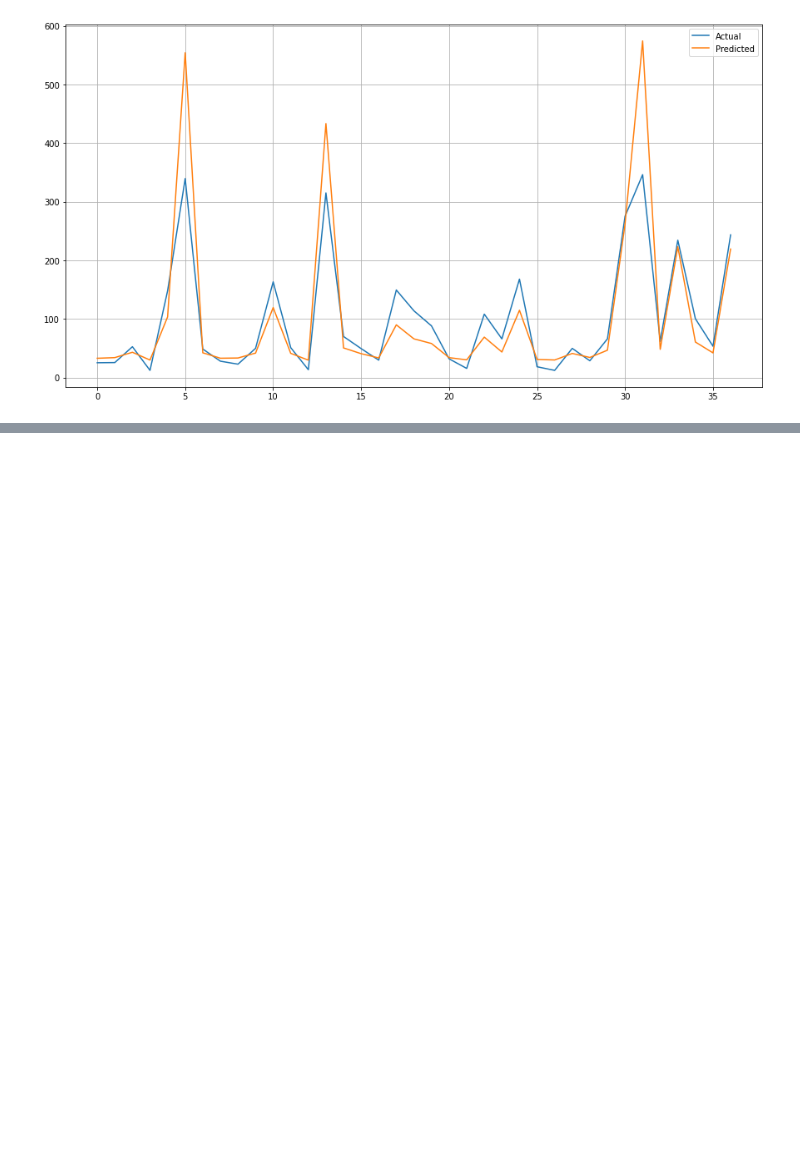
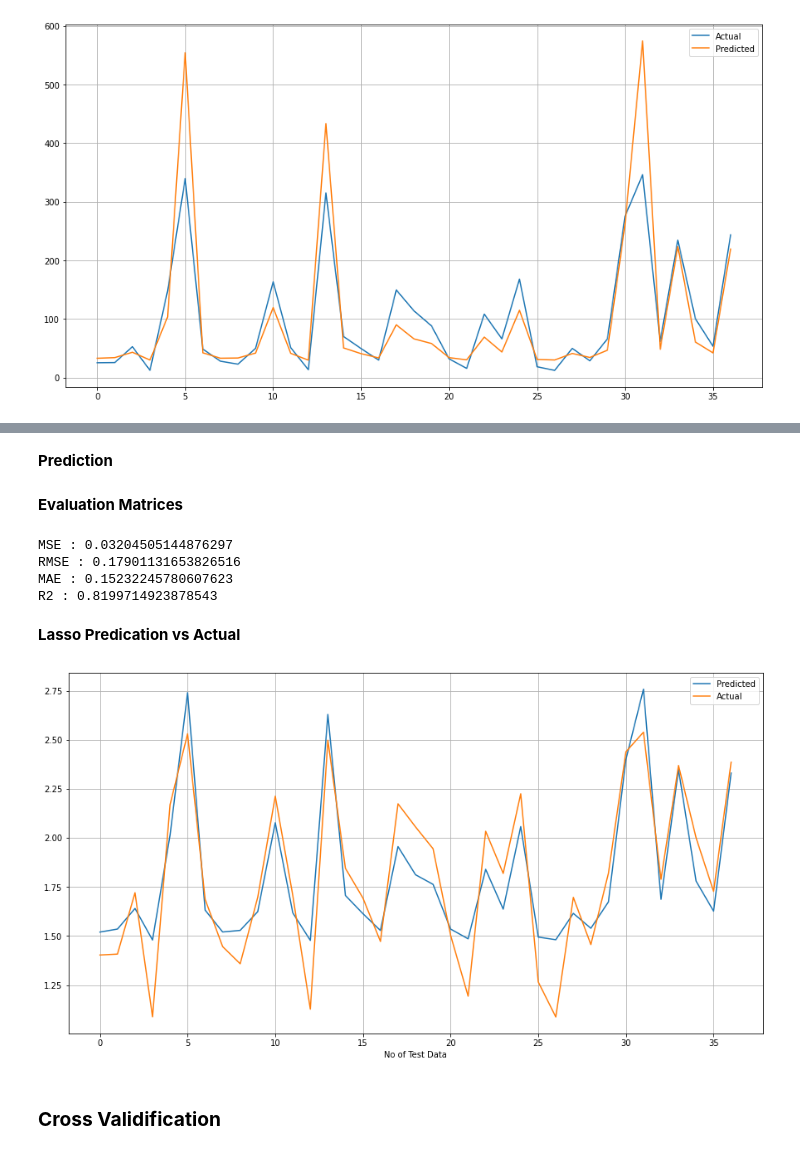
Before and after one commit to Avinash-Saudagar/Yes-Bank-Stock-Price-Prediction, a Jupyter notebook: Yes_bank_Stock_Price_Prediction.ipynb, the cells around one changed output, grey strips where cells are left out. Cells and saved outputs as stored; diff of their text form; code cells hidden in the pictures; blank space fills up the shorter version.

Commit message:
Lasso Regression Implementation

```diff
--- a/Yes_bank_Stock_Price_Prediction.ipynb
+++ b/Yes_bank_Stock_Price_Prediction.ipynb
@@ -358,0 +361,4 @@ plt.show()
+# %%
+from sklearn.linear_model import Lasso
+lasso = Lasso(alpha=0.005,max_iter=3000)
+lasso_model = lasso.fit(X_train,y_train)
@@ -358,0 +369,31 @@ plt.show()
+# %% [markdown]
+**Prediction**
+# %%
+y_lasso_pred = lasso.predict(X_test)
+# %% [markdown]
+**Evaluation Matrices**
+# %%
+# Test Performance
+print("MSE :",mean_squared_error(y_test,y_lasso_pred))
+print("RMSE :",math.sqrt(mean_squared_error(y_test, y_lasso_pred)))
+print("MAE :",mean_absolute_error(y_test, y_lasso_pred))
+print("R2 :",r2_score(y_test, y_lasso_pred))
+# %% [output]
+MSE : 0.03204505144876297
+RMSE : 0.17901131653826516
+MAE : 0.15232245780607623
+R2 : 0.8199714923878543
+# %% [markdown]
+**Lasso Predication vs Actual**
+# %%
+plt.figure(figsize=(15,8))
+plt.plot(y_lasso_pred)
+plt.plot(np.array(y_test))
+plt.legend(["Predicted","Actual"])
+plt.xlabel('No of Test Data')
+plt.grid()
+plt.show()
+# %% [output]
+[figure, added]
+# %% [markdown]
+### **Cross Validification**
```
Also changed, not shown: parts of 13 cells of this notebook.
